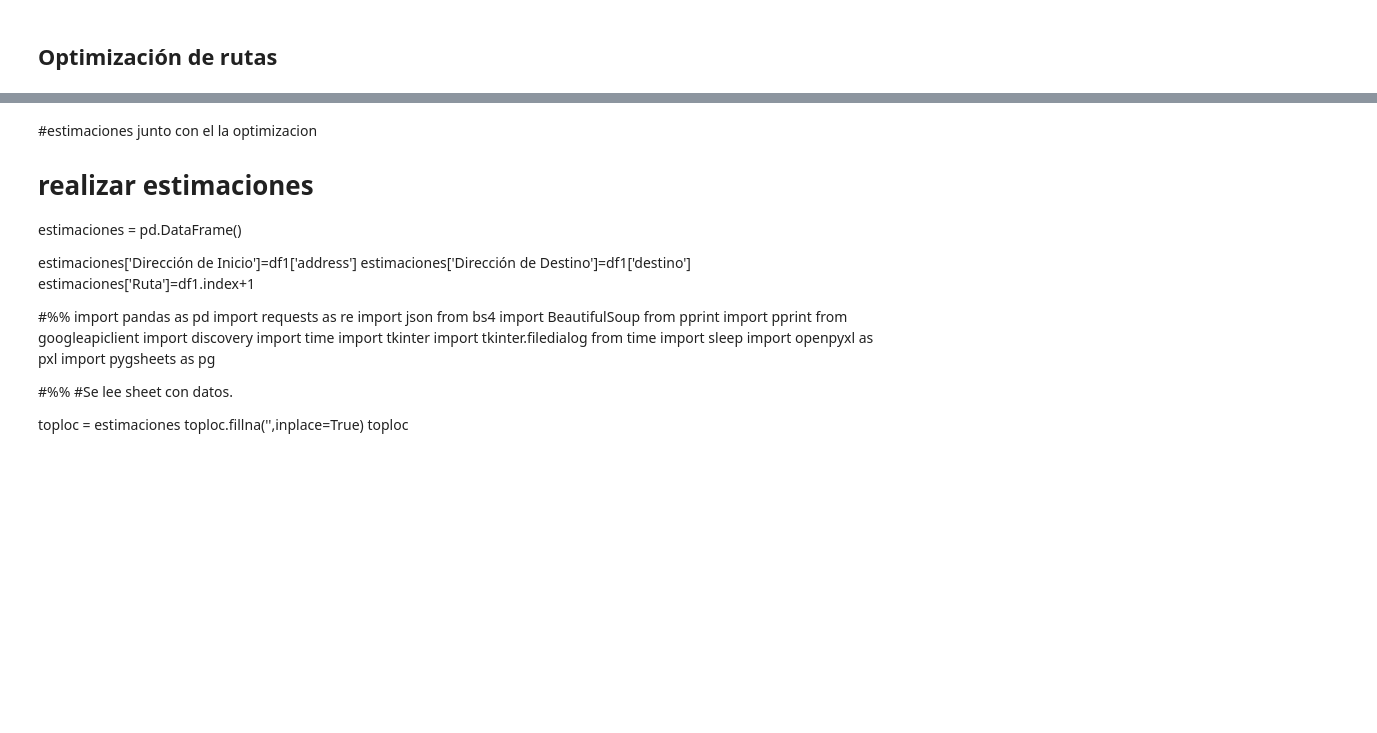
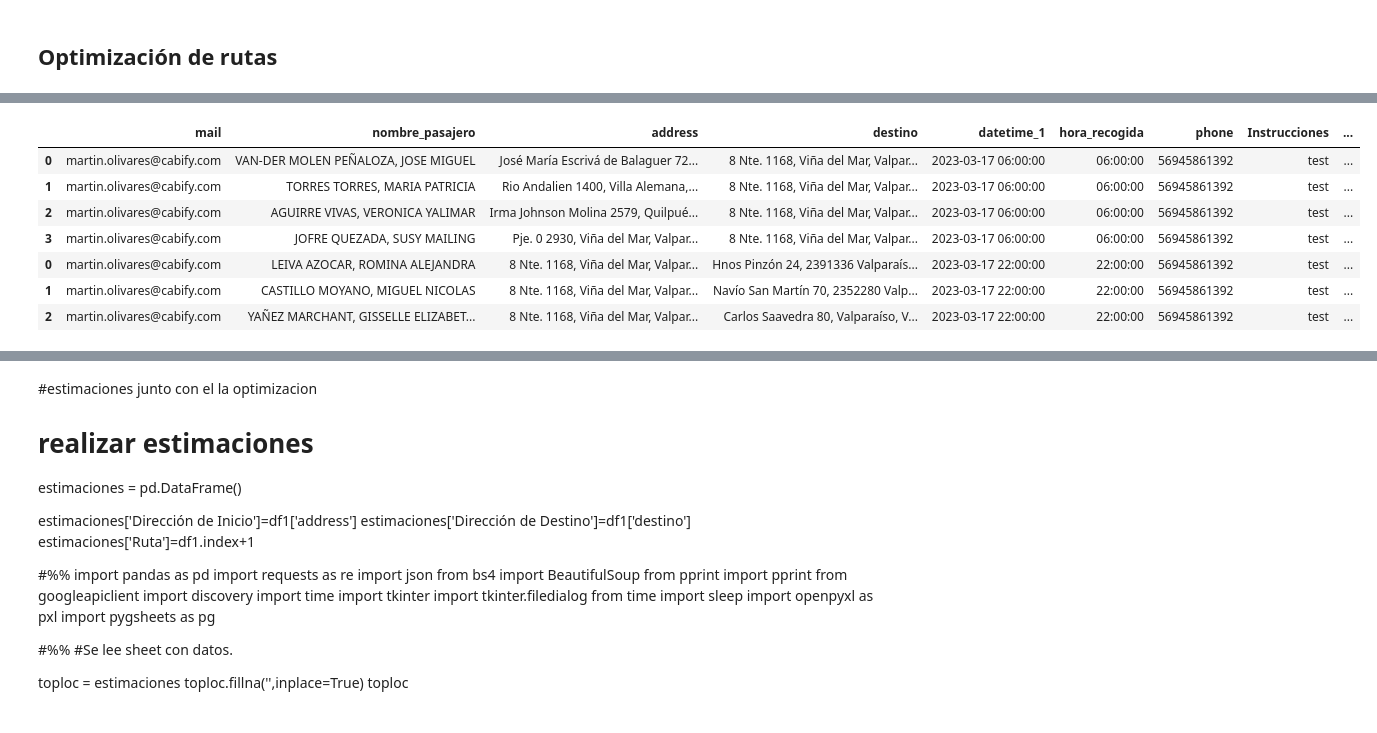
Before and after one commit to martinnnsss/best-route, a Jupyter notebook: routes_1.0.ipynb, the cells around one changed output, grey strips where cells are left out. Saved outputs shown, nothing was run; the diff lists cells and outputs as text; code cells hidden in the pictures; blank space fills up the shorter version.

```diff
--- a/routes_1.0.ipynb
+++ b/routes_1.0.ipynb
@@ -579,7 +599,7 @@ for name, group in datetime_grouped:
 # %%
 #paso 1.2.2 (un origen-> distintos destinos ; agregar origen en la ruta)
 
-true_df=true_df[['hora_recogida','address','destino','label','id','nombre_pasajero','mail','phone','datetime_1']] #######
+true_df=true_df[['hora_recogida','address','destino','label','id','nombre_pasajero','mail','phone','datetime_1','Instrucciones']] #######
 true_df=true_df.sort_values(by=['label'])
 
 grouped= true_df.groupby(['address','label'])
@@ -722,7 +742,7 @@ if 'test_true' in globals() and 'test_false' in globals():
     test_true.drop_duplicates(subset=['label_x','address','tiempo','destino'],inplace=True,keep='last')
     test_true['aux']= test_true['address']==test_true['destino']
     test_true=test_true[test_true['aux']!=True]
-    test_true=test_true[['label_x','orden','hora_recogida','address','destino','tiempo','id','nombre_pasajero','mail','phone','datetime_1','tiempo_total']]
+    test_true=test_true[['label_x','orden','hora_recogida','address','destino','tiempo','id','nombre_pasajero','mail','phone','Instrucciones','datetime_1','tiempo_total']]
 
 elif 'test_true' in globals() and 'test_false' not in globals():
     test_true['destino']=test_true['destino_x']
@@ -730,7 +750,7 @@ elif 'test_true' in globals() and 'test_false' not in globals():
     test_true.drop_duplicates(subset=['label_x','address','tiempo','destino'],inplace=True,keep='last')
     test_true['aux']= test_true['address']==test_true['destino']
     test_true=test_true[test_true['aux']!=True]
-    test_true=test_true[['label_x','orden','hora_recogida','address','destino','tiempo','id','nombre_pasajero','mail','phone','datetime_1','tiempo_total']]
+    test_true=test_true[['label_x','orden','hora_recogida','address','destino','tiempo','id','nombre_pasajero','mail','phone','Instrucciones','datetime_1','tiempo_total']]
 
 
 if 'test_true' in globals() and 'test_false' not in globals():
@@ -739,7 +759,7 @@ elif 'test_true' not in globals() and 'test_false' in globals():
     df = test_false
 elif 'test_true' in globals() and 'test_false' in globals():
     df=pd.concat([test_false,test_true])
-    df=df[['label_x','mail','nombre_pasajero','address','destino','datetime_1','hora_recogida','phone','tiempo','orden','tiempo_total']]
+    df=df[['label_x','mail','nombre_pasajero','address','destino','datetime_1','hora_recogida','phone','Instrucciones','tiempo','orden','tiempo_total']]
 # %%
 #paso 4 -> mejoras menores
 df['aux']= df['address']==df['destino']
@@ -749,7 +769,7 @@ df.drop(columns=['aux'],inplace=True)
 df['phone'] = df['phone'].apply(lambda x: round(x))
 
 #dividir en 2 cuando es > 90 minutos
-df=df[['mail','nombre_pasajero','address','destino','datetime_1','hora_recogida','phone','Ruta','orden','tiempo_total']]
+df=df[['mail','nombre_pasajero','address','destino','datetime_1','hora_recogida','phone','Instrucciones','Ruta','orden','tiempo_total']]
 # %%
 #paso 5 -> juntar a los usuarios que tienen mismo origen y mismo destino
 
@@ -781,7 +801,7 @@ if len(same_origin)>0:
     same_origin = same_origin.groupby('Ruta').apply(agregar_tiempo_total)
     same_origin['orden']=1
 
-    same_origin=same_origin[['mail','nombre_pasajero','address','destino','datetime_1','hora_recogida','phone','Ruta','orden']]
+    same_origin=same_origin[['mail','nombre_pasajero','address','destino','datetime_1','hora_recogida','phone','Instrucciones','Ruta','orden']]
 
     same_origin.sort_values(by=['Ruta'])
     #se concatena con df1
@@ -789,6 +809,17 @@ if len(same_origin)>0:
 
 elif len(same_origin)==0:
     df1=df
+# %%
+df1
+# %% [output]
+|  | mail | nombre_pasajero | address | destino | datetime_1 | hora_recogida | phone | Instrucciones | ... |
+| 0 | martin.olivares@cabify.com | VAN-DER MOLEN PEÑALOZA, JOSE MIGUEL | José María Escrivá de Balaguer 72... | 8 Nte. 1168, Viña del Mar, Valpar... | 2023-03-17 06:00:00 | 06:00:00 | 56945861392 | test | ... |
+| 1 | martin.olivares@cabify.com | TORRES TORRES, MARIA PATRICIA | Rio Andalien 1400, Villa Alemana,... | 8 Nte. 1168, Viña del Mar, Valpar... | 2023-03-17 06:00:00 | 06:00:00 | 56945861392 | test | ... |
+| 2 | martin.olivares@cabify.com | AGUIRRE VIVAS, VERONICA YALIMAR | Irma Johnson Molina 2579, Quilpué... | 8 Nte. 1168, Viña del Mar, Valpar... | 2023-03-17 06:00:00 | 06:00:00 | 56945861392 | test | ... |
+| 3 | martin.olivares@cabify.com | JOFRE QUEZADA, SUSY MAILING | Pje. 0 2930, Viña del Mar, Valpar... | 8 Nte. 1168, Viña del Mar, Valpar... | 2023-03-17 06:00:00 | 06:00:00 | 56945861392 | test | ... |
+| 0 | martin.olivares@cabify.com | LEIVA AZOCAR, ROMINA ALEJANDRA | 8 Nte. 1168, Viña del Mar, Valpar... | Hnos Pinzón 24, 2391336 Valparaís... | 2023-03-17 22:00:00 | 22:00:00 | 56945861392 | test | ... |
+| 1 | martin.olivares@cabify.com | CASTILLO MOYANO, MIGUEL NICOLAS | 8 Nte. 1168, Viña del Mar, Valpar... | Navío San Martín 70, 2352280 Valp... | 2023-03-17 22:00:00 | 22:00:00 | 56945861392 | test | ... |
+| 2 | martin.olivares@cabify.com | YAÑEZ MARCHANT, GISSELLE ELIZABET... | 8 Nte. 1168, Viña del Mar, Valpar... | Carlos Saavedra 80, Valparaíso, V... | 2023-03-17 22:00:00 | 22:00:00 | 56945861392 | test | ... |
 # %%
 #paso 6 -> crear output para conectar con reservas
 
```
Also changed, not shown: parts of 9 cells of this notebook.
